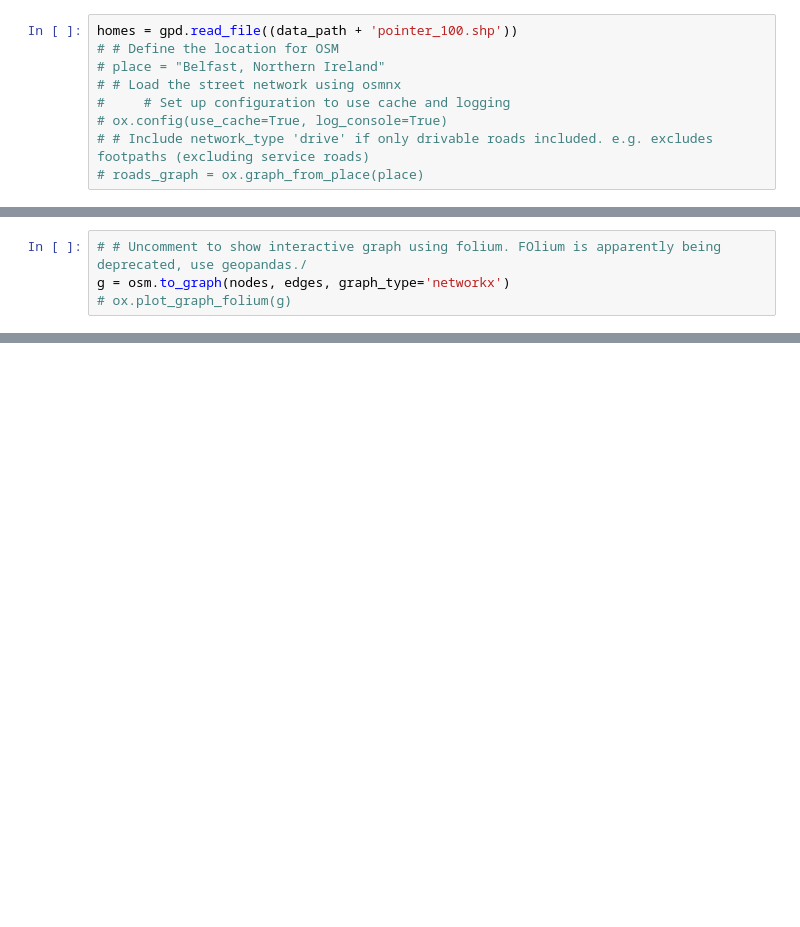
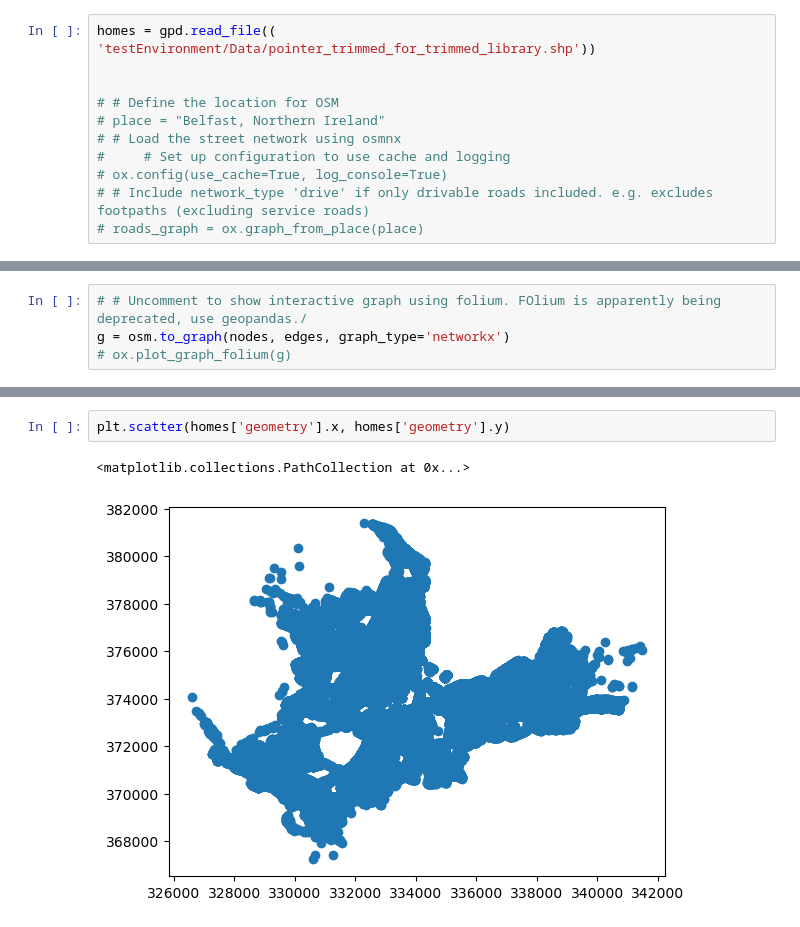
Before and after one commit to hularuns/ClosestDestination, a Jupyter notebook: nearestLocation.ipynb, the cells around one changed output, grey strips where cells are left out. Saved outputs shown, nothing was run; the diff lists cells and outputs as text; blank space fills up the shorter version.

```diff
--- a/nearestLocation.ipynb
+++ b/nearestLocation.ipynb
@@ -15,7 +14,9 @@ data_path = ('C:/Users/hular/projects/RoadNetworkAnalyst/testEnvironment/Data/')
 
 #Clip pbf files using https://wiki.openstreetmap.org/wiki/Osmconvert
 # %%
-homes = gpd.read_file((data_path + 'pointer_100.shp'))
+homes = gpd.read_file(( 'testEnvironment/Data/pointer_trimmed_for_trimmed_library.shp'))
+
+
 # # Define the location for OSM
 # place = "Belfast, Northern Ireland"
 # # Load the street network using osmnx
@@ -180,0 +263,5 @@ homes.head(25)
+# %%
+plt.scatter(homes['geometry'].x, homes['geometry'].y)
+# %% [output]
+<matplotlib.collections.PathCollection at 0x...>
+[figure, added]
```
Also changed, not shown: parts of 14 cells of this notebook, 4 other files.
